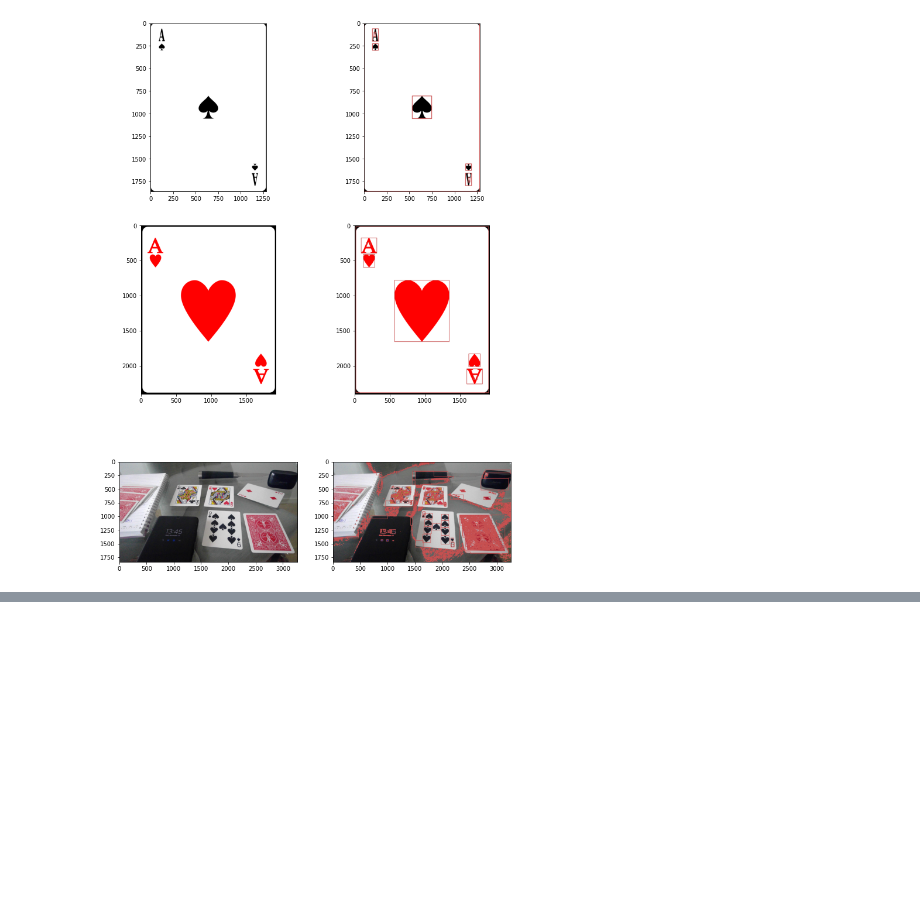
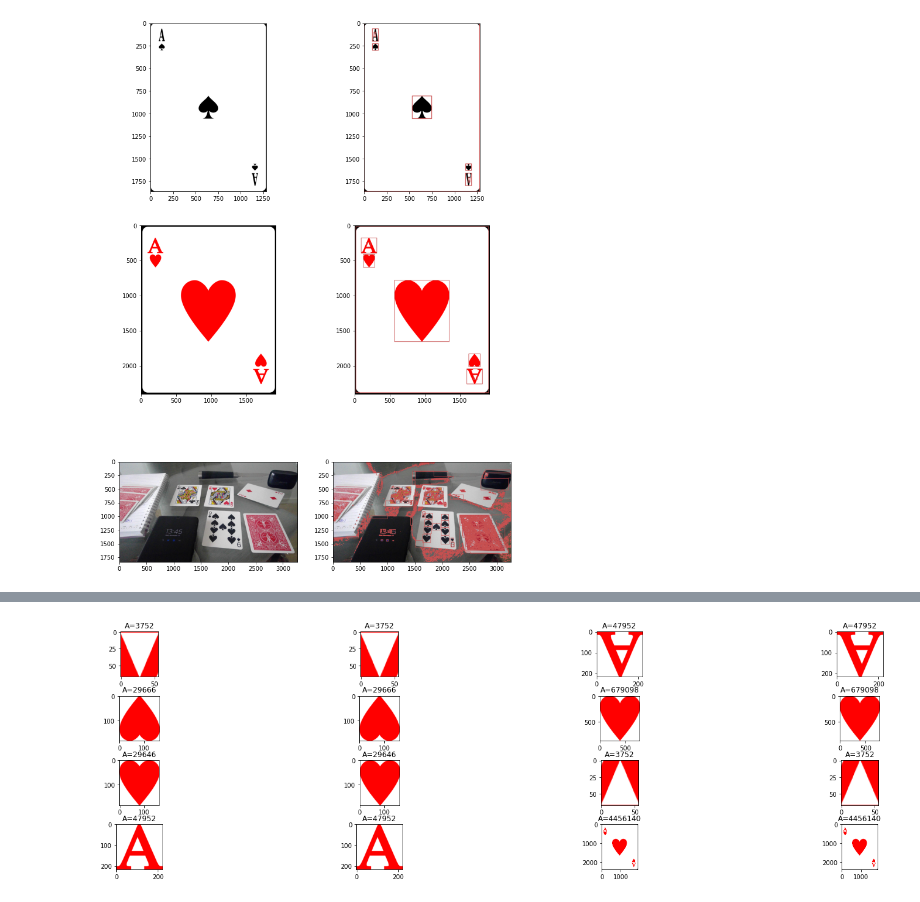
Before and after one commit to Luviz/CodeResume, a Jupyter notebook: Python/opencv/object_finder.ipynb, the cells around one changed output, grey strips where cells are left out. Drawn from its saved outputs; the diff is of its cells as text; code cells hidden in the pictures; blank space fills up the shorter version.

Commit message:
work on img_objects

```diff
--- a/Python/opencv/object_finder.ipynb
+++ b/Python/opencv/object_finder.ipynb
@@ -114,0 +144,15 @@ ax[1].imshow(marked[:,:,::-1])
+# %%
+image =  img_heart.copy()
+
+rects = get_shapes(image)
+objects = [image[y:y+h, x:x+w, ::-1] for x, y, w, h in rects]
+
+fig, ax = plt.subplots(4, 4)
+fig.set_size_inches(22, 6)
+fig.tight_layout()
+
+for ix, img in enumerate(objects):
+    ax[ix//4, ix % 4].imshow(img)
+    ax[ix//4, ix % 4].set_title(f"A={img.shape[0] * img.shape[1]}")
+# %% [output]
+[figure, added]
```
Also changed, not shown: parts of 12 cells of this notebook.
